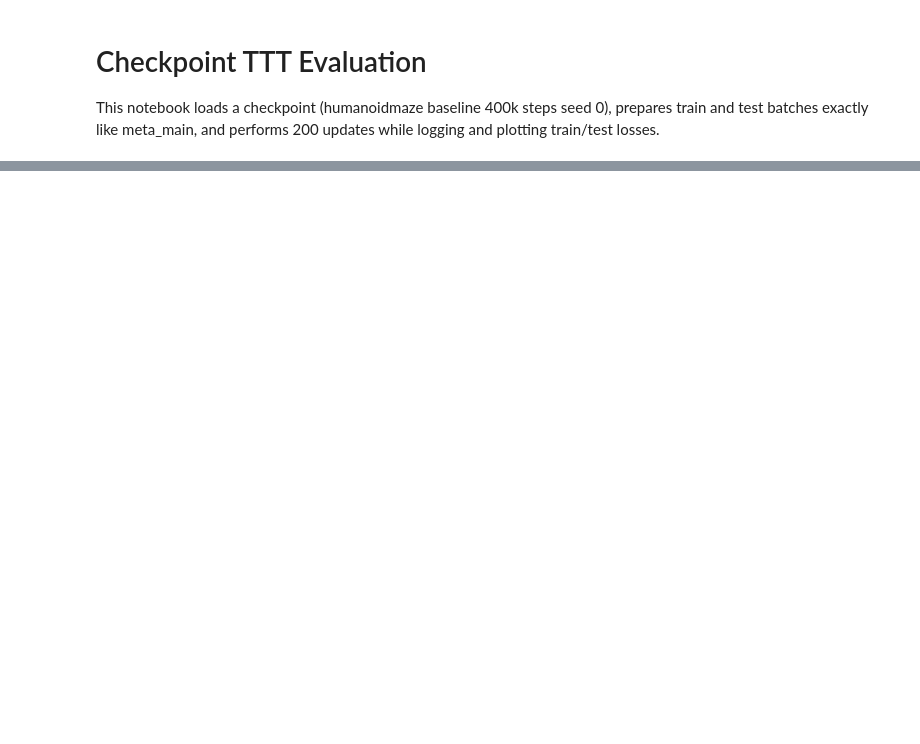
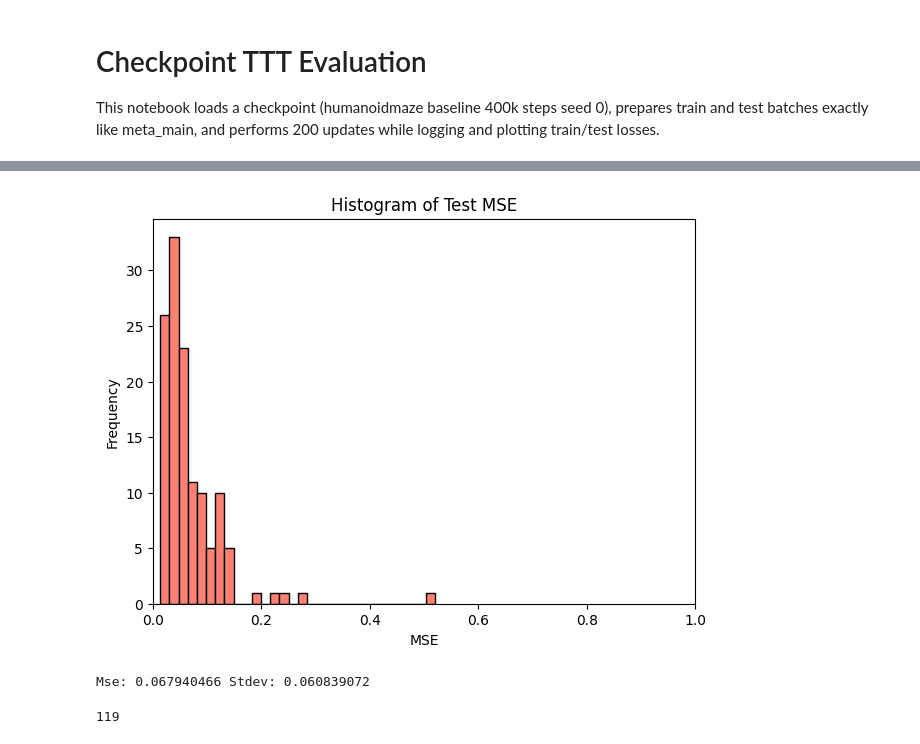
Before and after one commit to antoniomari/meta-gc-rl, a Jupyter notebook: notebooks/checkpoint_ttt_eval.ipynb, the cells around one changed output, grey strips where cells are left out. Drawn from its saved outputs; the diff is of its cells as text; code cells hidden in the pictures; blank space fills up the shorter version.

```diff
--- a/notebooks/checkpoint_ttt_eval.ipynb
+++ b/notebooks/checkpoint_ttt_eval.ipynb
@@ -287,0 +1035,17 @@ Maze unit: 4.0, Offset: (4, 4)
+# %%
+dist_test = agent_ft.network.select('actor')(test_batch['observations'], test_batch['actor_goals'], params=agent_ft.network.updated_params_list[0])
+import matplotlib.pyplot as plt
+import numpy as np
+mse = jnp.mean((dist_test.mode() - test_batch['actions']) ** 2, axis=-1)
+mse_flat = jnp.asarray(mse).flatten()
+plt.figure(figsize=(7,5))
+plt.xlim(0, 1)
+plt.hist(np.asarray(mse_flat), bins=30, color='salmon', edgecolor='black')
+plt.title('Histogram of Test MSE')
+plt.xlabel('MSE')
+plt.ylabel('Frequency')
+plt.show()
+print("Mse:", jnp.mean(mse), "Stdev:", jnp.std(mse))
+# %% [output]
+[figure, added]
+Mse: 0.067940466 Stdev: 0.060839072
@@ -287,0 +1062,4 @@ Maze unit: 4.0, Offset: (4, 4)
+# %%
+len(np.unique(test_batch_idx))
+# %% [output]
+119
```
Also changed, not shown: parts of 19 cells of this notebook, 15 other files.
